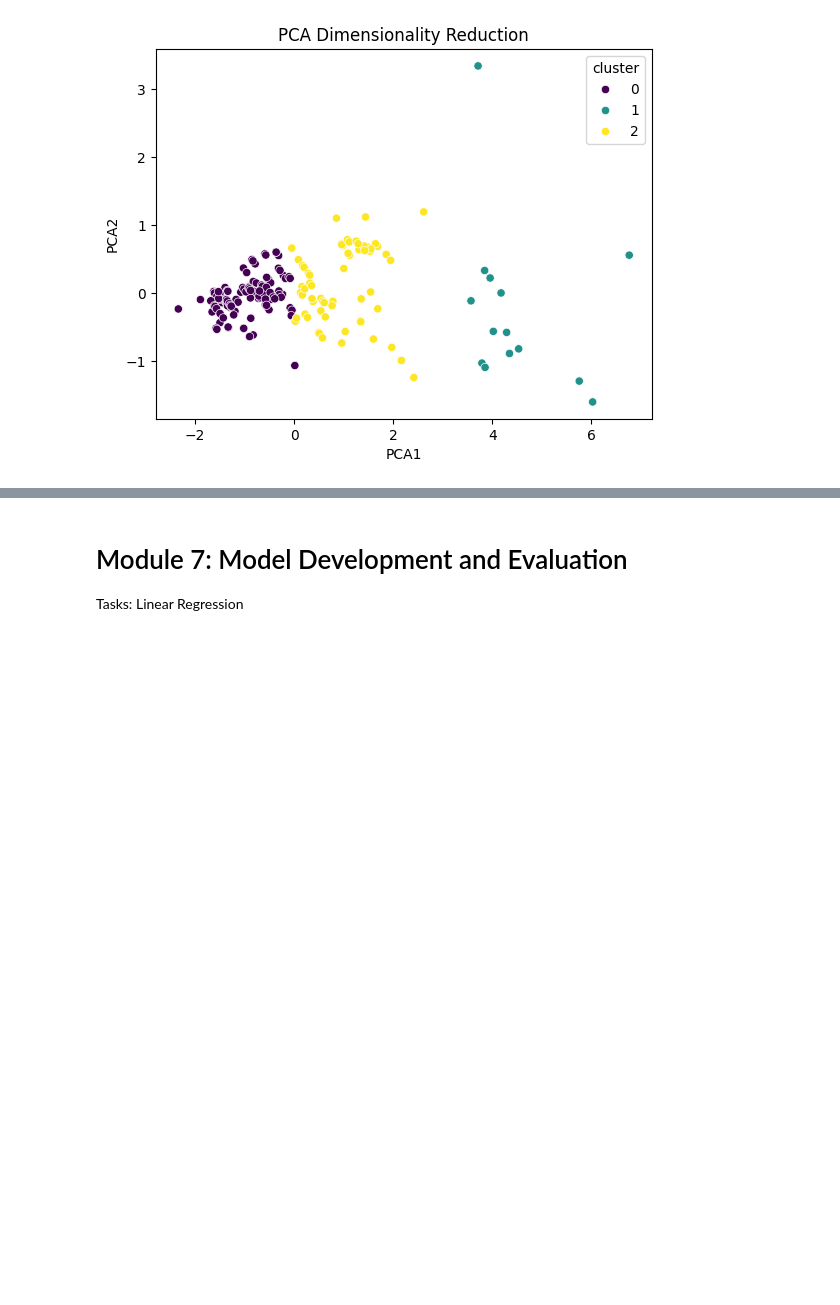
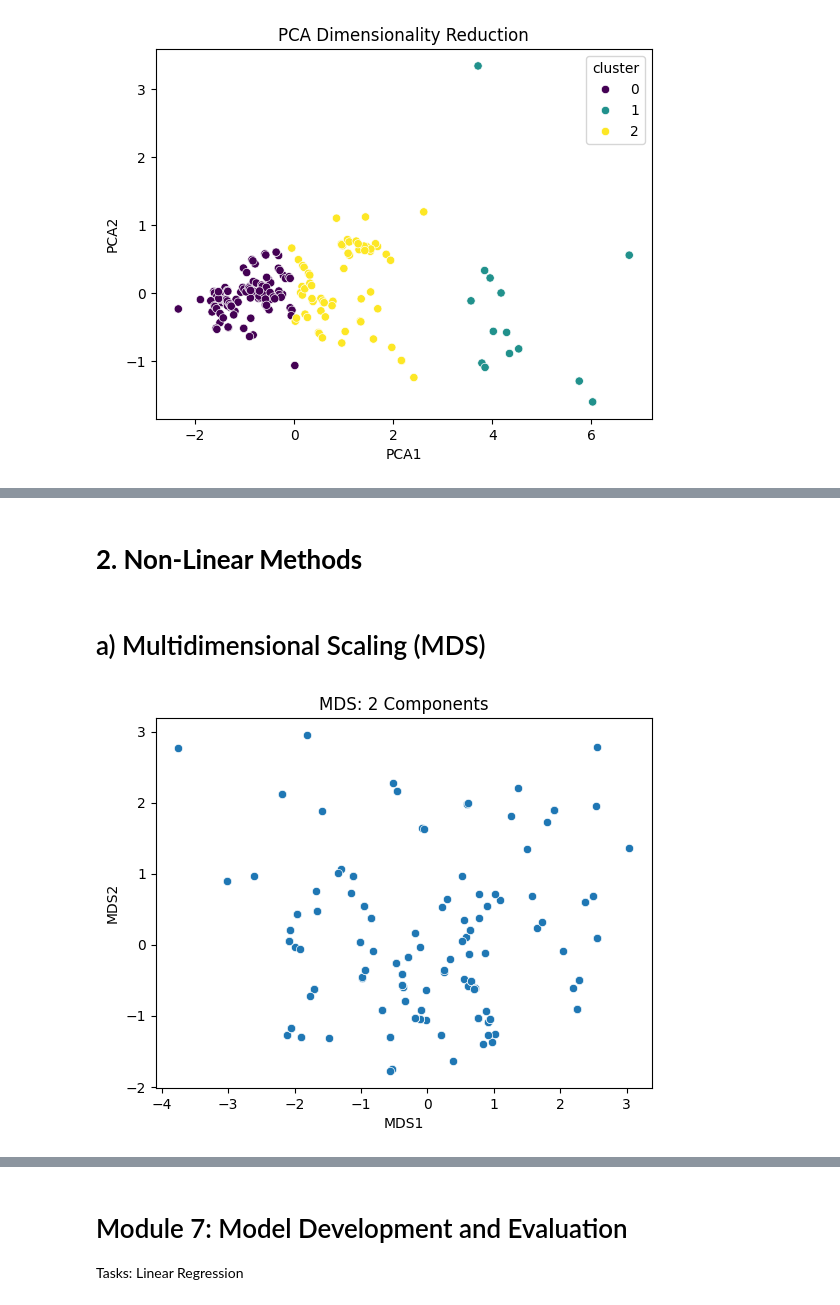
Before and after one commit to koushik0416/eda, a Jupyter notebook: eda_Da_1.ipynb, the cells around one changed output, grey strips where cells are left out. Saved outputs shown, nothing was run; the diff lists cells and outputs as text; code cells hidden in the pictures; blank space fills up the shorter version.

```diff
--- a/eda_Da_1.ipynb
+++ b/eda_Da_1.ipynb
@@ -353,0 +416,20 @@ plt.show()
+# %% [markdown]
+# **2. Non-Linear Methods**
+# %% [markdown]
+# a) Multidimensional Scaling (MDS)
+# %%
+from sklearn.manifold import MDS
+
+# Apply MDS to reduce dimensions to 2
+mds = MDS(n_components=2, random_state=42)
+mds_components = mds.fit_transform(scaled_data)
+
+# Create a DataFrame for MDS components
+mds_df = pd.DataFrame(data=mds_components, columns=['MDS1', 'MDS2'])
+
+# Visualize MDS components
+sns.scatterplot(x='MDS1', y='MDS2', data=mds_df)
+plt.title('MDS: 2 Components')
+plt.show()
+# %% [output]
+[figure, added]
```
Also changed, not shown: parts of 12 cells of this notebook.
